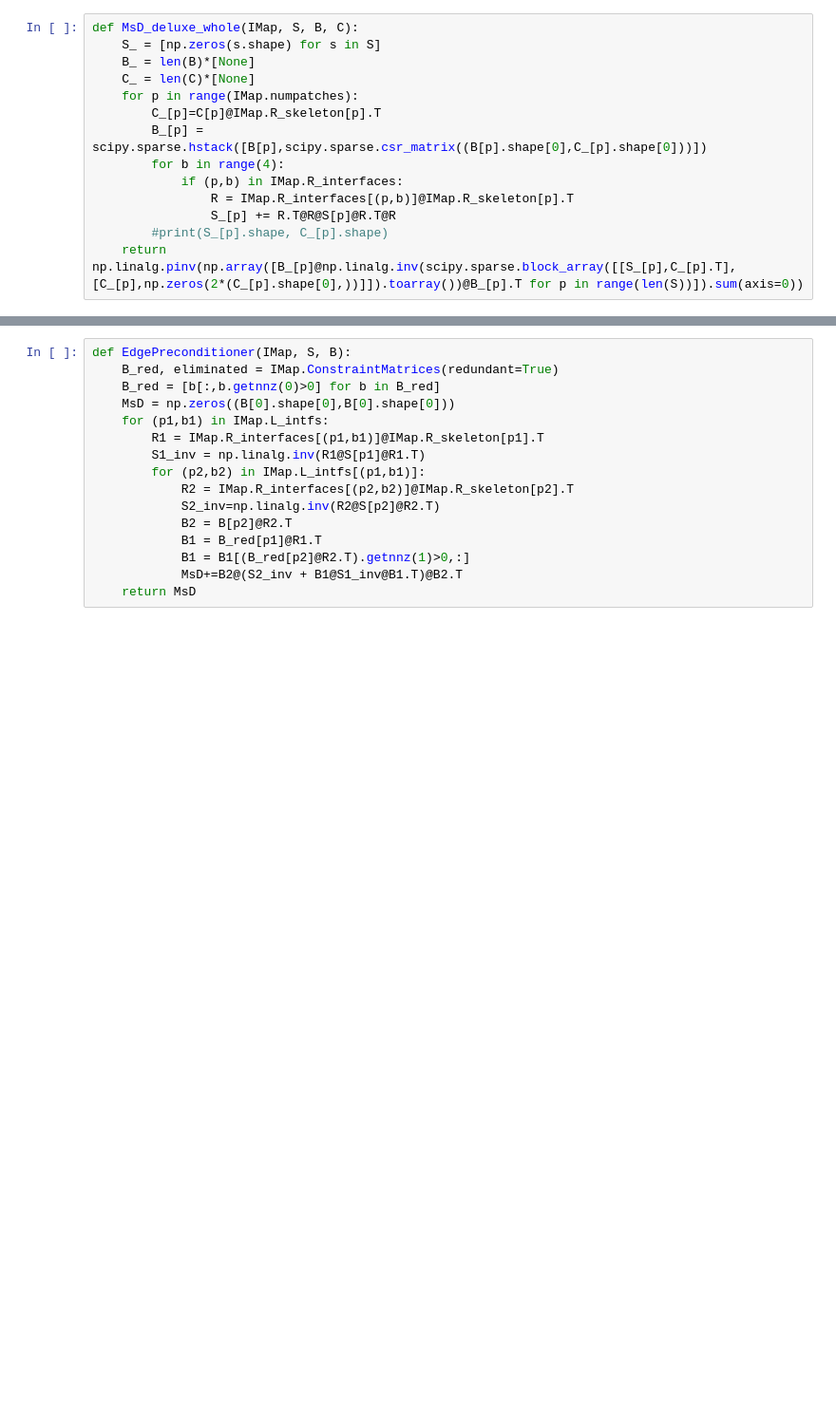
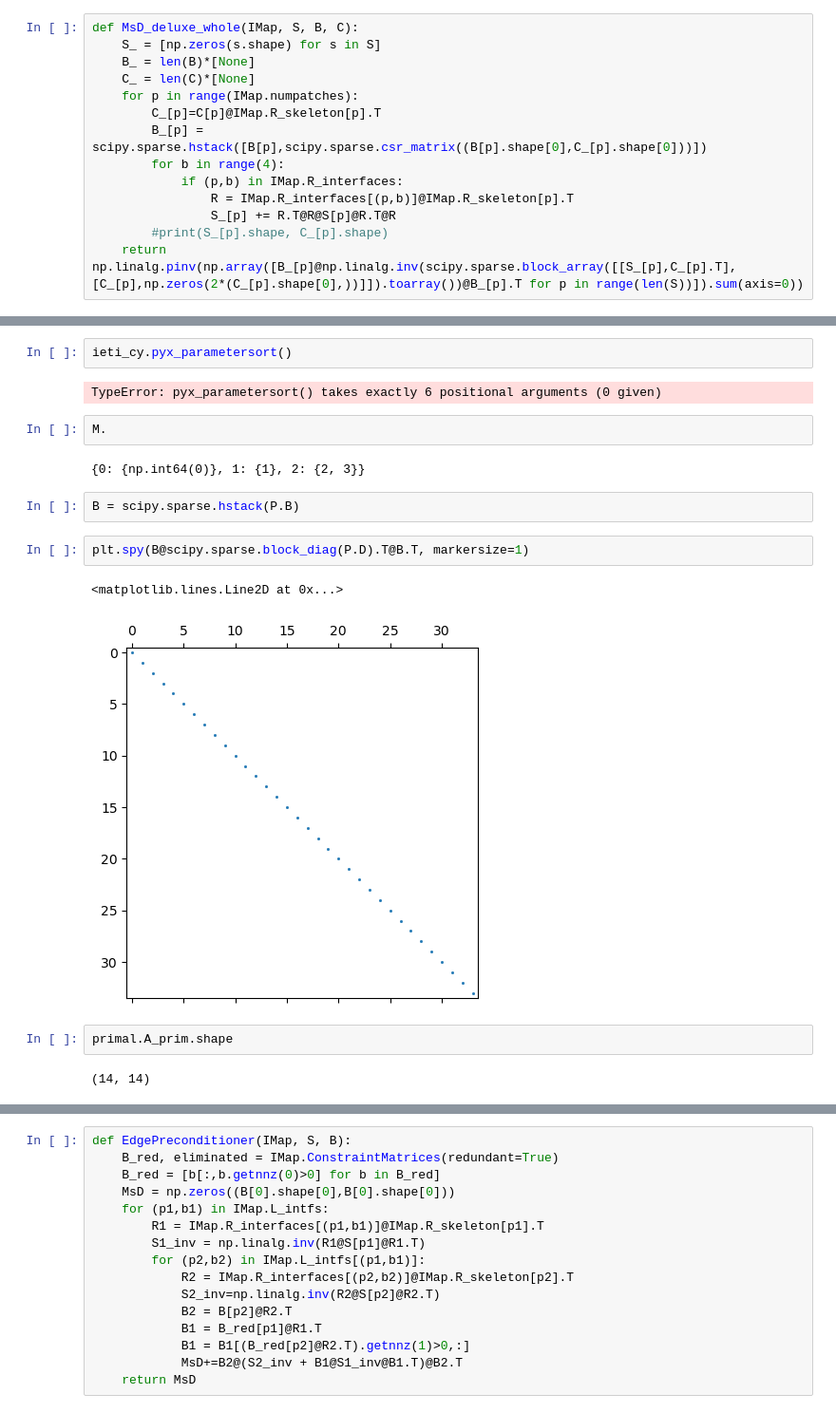
Before and after one commit to Stefan714/pyiga, a Jupyter notebook: notebooks/IETI.ipynb, the cells around one changed output, grey strips where cells are left out. Shown at 95% size. Drawn from its saved outputs; the diff is of its cells as text; blank space fills up the shorter version.

```diff
--- a/notebooks/IETI.ipynb
+++ b/notebooks/IETI.ipynb
@@ -588,0 +727,19 @@ pcg with preconditioned condition number κ ~ 3.931 stopped after 7 iterations w
+# %%
+ieti_cy.pyx_parametersort()
+# %% [output]
+TypeError: pyx_parametersort() takes exactly 6 positional arguments (0 given)
+# %%
+M.
+# %% [output]
+{0: {np.int64(0)}, 1: {1}, 2: {2, 3}}
+# %%
+B = scipy.sparse.hstack(P.B)
+# %%
+plt.spy(B@scipy.sparse.block_diag(P.D).T@B.T, markersize=1)
+# %% [output]
+<matplotlib.lines.Line2D at 0x...>
+[figure, added]
+# %%
+primal.A_prim.shape
+# %% [output]
+(14, 14)
```
Also changed, not shown: parts of 32 cells of this notebook, 4 other files.
